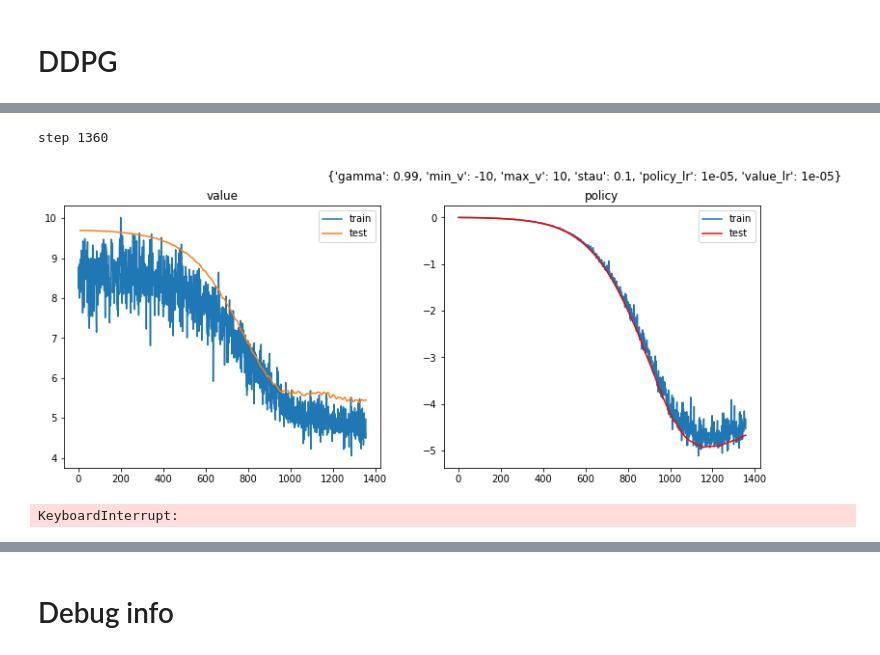
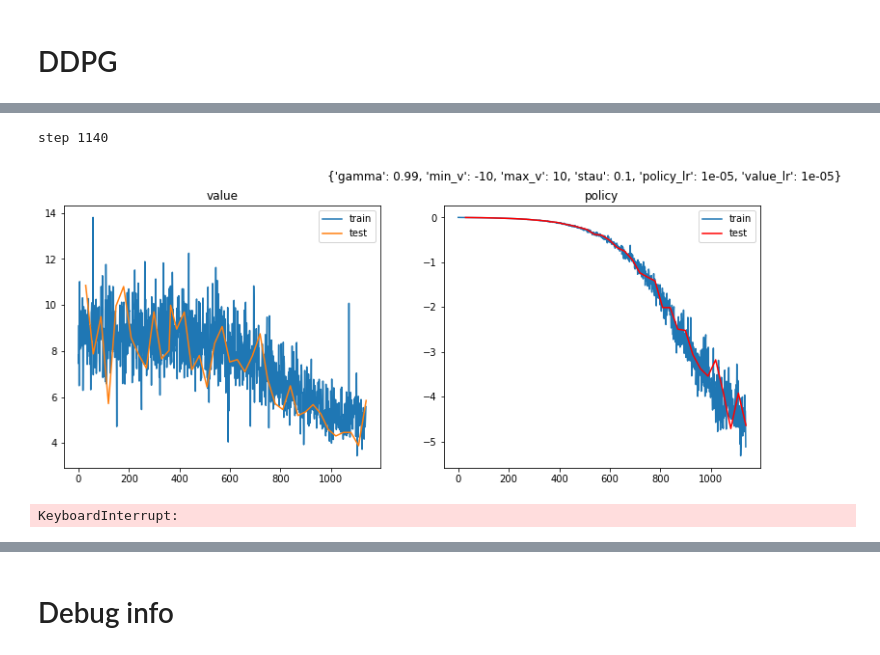
Before and after one commit to awarebayes/RecNN, a Jupyter notebook: notes/1. Vanilla RL/2. DDPG.ipynb, the cells around one changed output, grey strips where cells are left out. Drawn from its saved outputs; the diff is of its cells as text; code cells hidden in the pictures.

```diff
--- a/notes/1. Vanilla RL/2. DDPG.ipynb
+++ b/notes/1. Vanilla RL/2. DDPG.ipynb
@@ -92,13 +107,13 @@ import matplotlib.pyplot as plt
 # from jupyterthemes import jtplot
 # jtplot.style(theme='grade3')
 
+
 def run_tests():
-    test_batch = [f[key][n_batches*batch_size:(n_batches+1)*batch_size] for key in
-                 ['movies', 'ratings', 'done']]
-    test_batch = prepare_batch(test_batch)
-    losses = ddpg_update(test_batch, debug=True, learn=False)
+    test_batch = next(iter(test_dataloader))
+    losses = ddpg_update(test_batch, debug=True, learn=False,gamma = P_gamma,
+                         min_value=P_min_value, max_value=P_max_value,
+                         soft_tau=P_soft_tau, step=step)
     return losses
-
 
 # value, policy, step
 def plot_loss(value_losses, policy_losses, test=True, cfg=False):
@@ -149,7 +164,7 @@ def debug_log_object(name, x, key='obj', test=False):
 
 def ddpg_update(batch, gamma = 0.9, min_value=-np.inf, max_value=np.inf,
            soft_tau=1e-4, debug=False, learn=True, step=-1):
-
+    batch = [i.to(cuda) for i in batch]
     state, action, reward, next_state, done = batch
     reward     = reward.unsqueeze(1)
     done       = done.unsqueeze(1)
@@ -258,57 +283,27 @@ epoch_bar = tqdm(total=n_epochs)
 # %%
-
-def prepare_batch(batch):
-
-    movies, ratings, done = batch
-    movies, ratings, done = [torch.tensor(i.astype('float32')) for i in [movies, ratings, done]]
-    movies_tensor = torch.stack([torch.stack([movie_ref[int(i)] for i in ts]) for ts in movies])
-    batch_size = done.size(0)
-
-    state = torch.cat([movies_tensor[:, :-1, :].view(batch_size, -1), ratings[:, :-1]], 1)
-    next_state = torch.cat([movies_tensor[:, 1:, :].view(batch_size, -1), ratings[:, 1:]], 1)
-    action = movies_tensor[:, -1]
-    reward = ratings[:, -1]
-
-    return [i.to(cuda) for i in [state, action, reward, next_state, done]]
 
 # --- config ---
 DEBUG = True
-
-batch = []
-plot_every = 10
-min_policy_state_dict = None
-min_policy_loss = 1
+plot_every = 30
 # --- end ---
-
 for epoch in range(n_epochs):
     epoch_bar.update(1)
-    for i in range(n_batches-1):
-        step += 1
-        batch_bar.update(1)
-
-        batch = [f[key][i*batch_size:(i+1)*batch_size] for key in
-                 ['movies', 'ratings', 'done']]
-        batch = prepare_batch(batch)
+    for batch in tqdm(train_dataloader):
         loss = ddpg_update(batch, debug=DEBUG, gamma = P_gamma, min_value=P_min_value,
                            max_value=P_max_value, soft_tau=P_soft_tau, step=step)
 
         value_losses.append(loss[0])
         policy_losses.append(loss[1])
-
-        batch = []
-
-        # debug plotting
+        step += 1
         if step % plot_every == 0:
             clear_output(True)
 
             print('step', step)
             #if debug_test_gen_action is not None:
             # plot.embed_show(debug_test_gen_action[:50])
             # plot.embed_show(debug_gen_action[:50])
             plot_loss(value_losses, policy_losses, cfg=P_cfg)
-
-    batch_bar.refresh()
 # %% [output]
-step 1360
+step 1140
-[figure, old version]
+[figure, new version]
 KeyboardInterrupt:
```
Also changed, not shown: parts of 11 cells of this notebook, 6 other files.
